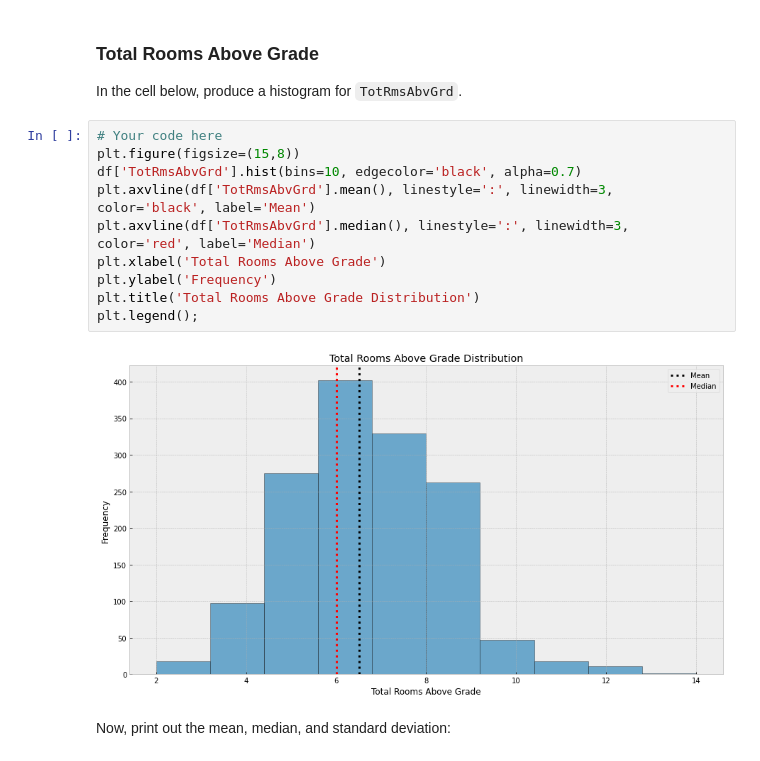
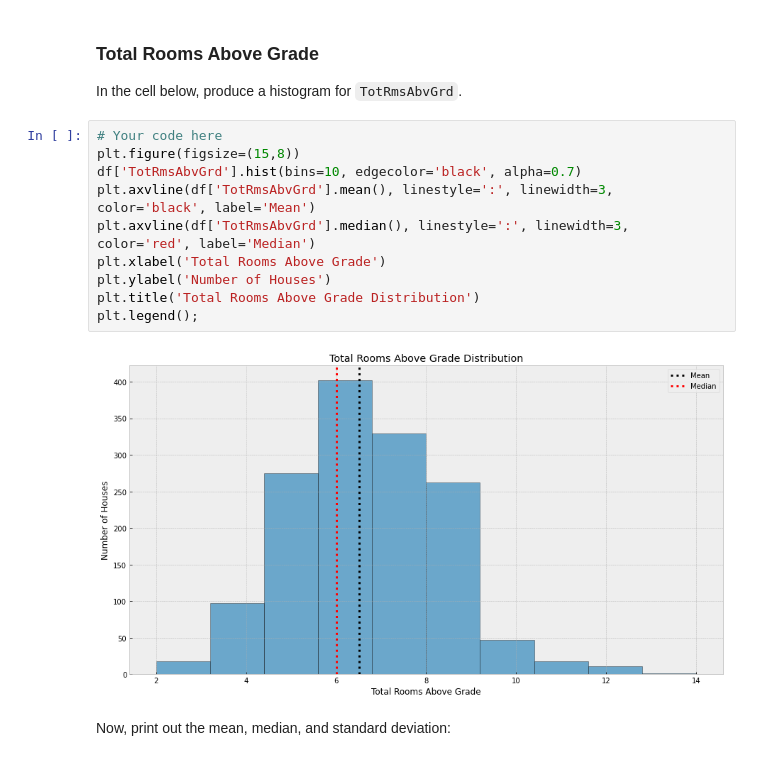
Before and after one commit to Brian-Kanyenje/dsc-pandas-eda-lab, a Jupyter notebook: index.ipynb, the cells around one changed output. Cells and saved outputs as stored; diff of their text form.

```diff
--- a/index.ipynb
+++ b/index.ipynb
@@ -242,15 +248,15 @@ In the cell below, produce a histogram for `TotRmsAbvGrd`.
 # %%
 # Your code here
 plt.figure(figsize=(15,8))
 df['TotRmsAbvGrd'].hist(bins=10, edgecolor='black', alpha=0.7)
 plt.axvline(df['TotRmsAbvGrd'].mean(), linestyle=':', linewidth=3, color='black', label='Mean')
 plt.axvline(df['TotRmsAbvGrd'].median(), linestyle=':', linewidth=3, color='red', label='Median')
 plt.xlabel('Total Rooms Above Grade')
-plt.ylabel('Frequency')
+plt.ylabel('Number of Houses')
 plt.title('Total Rooms Above Grade Distribution')
 plt.legend();
 # %% [output]
-[figure, old version]
+[figure, new version]
 # %% [markdown]
 Now, print out the mean, median, and standard deviation:
 # %%
```
Also changed, not shown: parts of 8 cells of this notebook.
